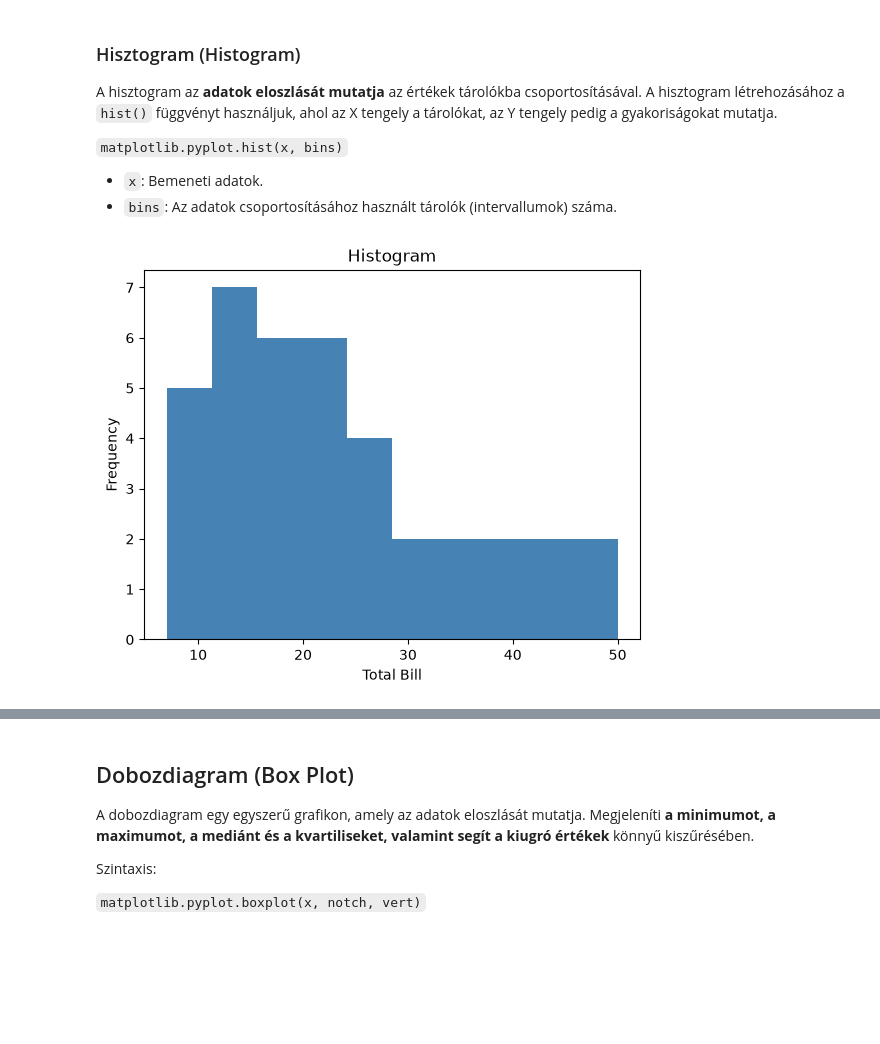
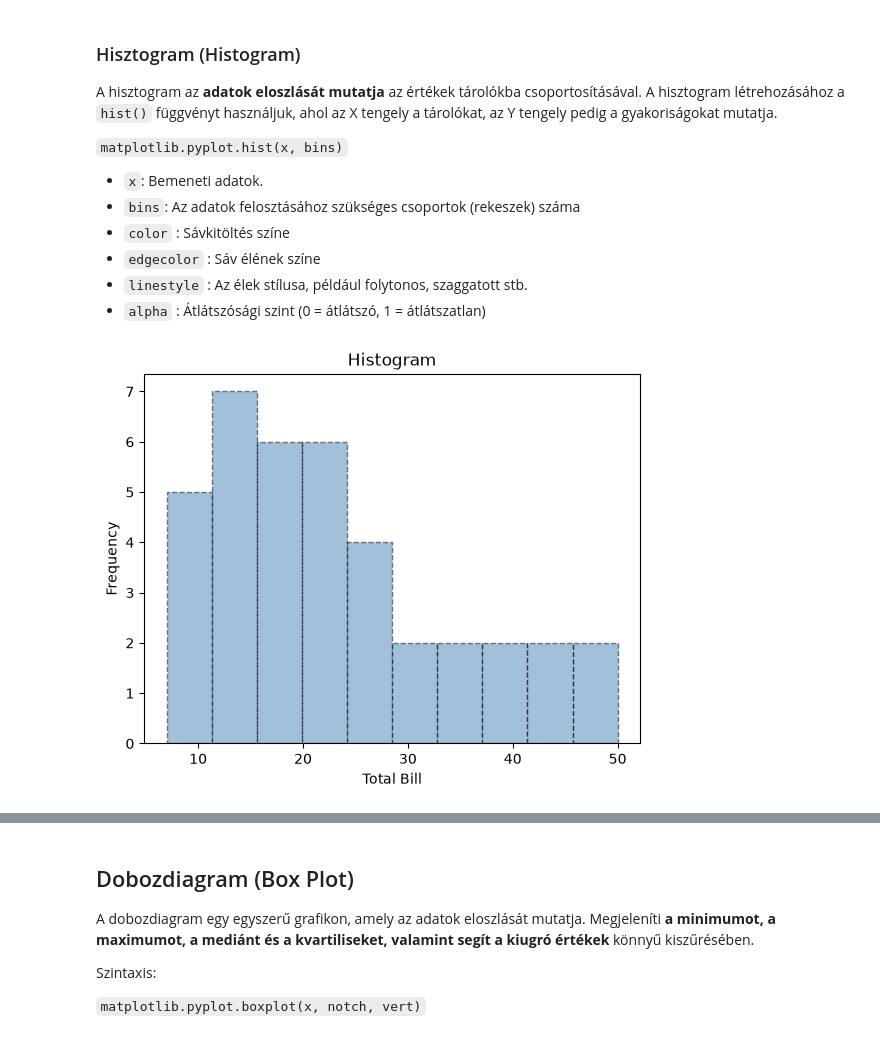
Before and after one commit to vojcsektunde/ds-learning-journey, a Jupyter notebook: python/08-libraries/Matplotlib.ipynb, the cells around one changed output, grey strips where cells are left out. Cells and saved outputs as stored; diff of their text form; code cells hidden in the pictures; blank space fills up the shorter version.

```diff
--- a/python/08-libraries/Matplotlib.ipynb
+++ b/python/08-libraries/Matplotlib.ipynb
@@ -52,20 +63,24 @@ A hisztogram az **adatok eloszlását mutatja** az értékek tárolókba csoport
 `matplotlib.pyplot.hist(x, bins)`
 
 - `x`: Bemeneti adatok.
-- `bins`: Az adatok csoportosításához használt tárolók (intervallumok) száma.
+- `bins`: Az adatok felosztásához szükséges csoportok (rekeszek) száma
+- `color` : Sávkitöltés színe
+- `edgecolor` : Sáv élének színe
+- `linestyle` : Az élek stílusa, például folytonos, szaggatott stb.
+- `alpha` : Átlátszósági szint (0 = átlátszó, 1 = átlátszatlan)
 # %%
 import matplotlib.pyplot as plt
 
 x = [7, 8, 9, 10, 10, 12, 12, 12, 13, 14, 14, 15, 16, 16, 17, 18, 18, 19, 20, 20,
      21, 22, 23, 24, 25, 25, 26, 28, 30, 32, 35, 36, 38, 40, 42, 44, 48, 50]
 
-plt.hist(x, bins=10, color='steelblue')
+plt.hist(x, bins=10, color='steelblue', edgecolor='black',linestyle='--', alpha=0.5)
 plt.title("Histogram")
 plt.xlabel("Total Bill")
 plt.ylabel("Frequency")
 plt.show()
 # %% [output]
-[figure, old version]
+[figure, new version]
 # %% [markdown]
 ## Szórásdiagram (Scatter Plot)
 
```
Also changed, not shown: parts of 8 cells of this notebook.
